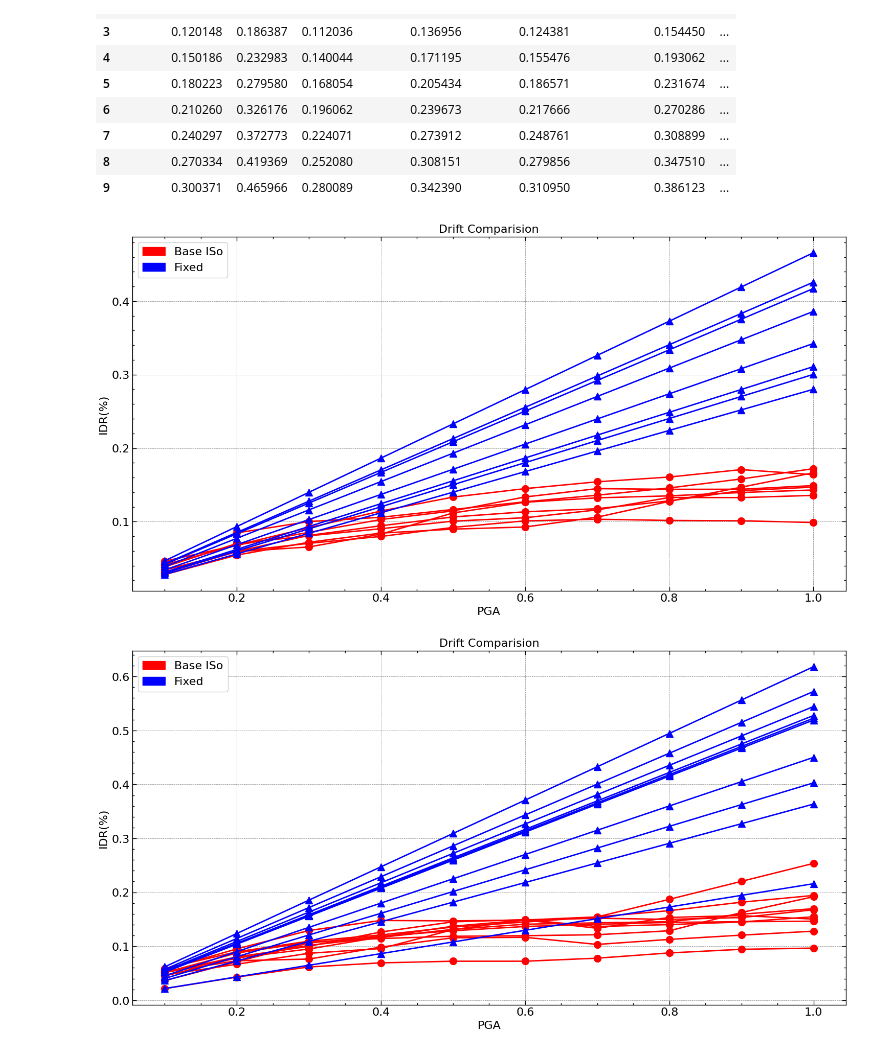
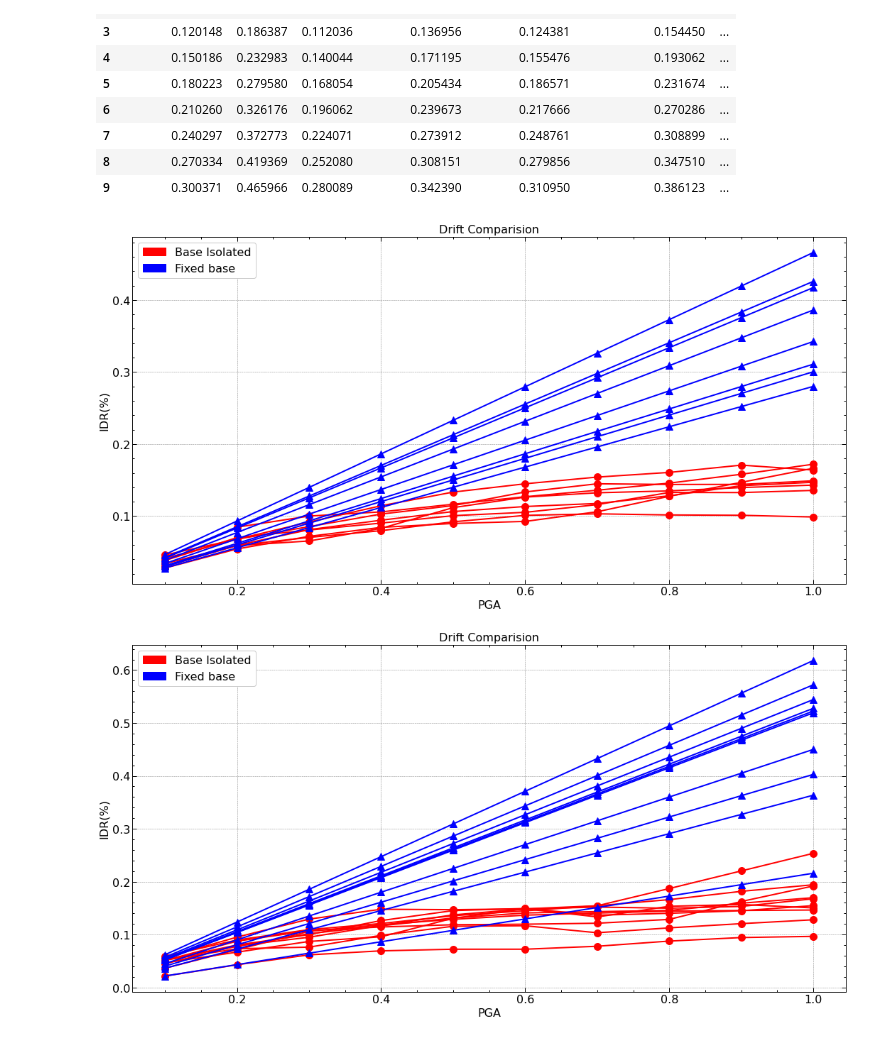
Before and after one commit to nkalauni/low-cost-base-isolation, a Jupyter notebook: plotter.ipynb, the cells around one changed output. Drawn from its saved outputs; the diff is of its cells as text; code cells hidden in the pictures.

```diff
--- a/plotter.ipynb
+++ b/plotter.ipynb
@@ -8,8 +8,8 @@ import os
 # %%
 plt.style.use(['science', 'notebook', 'grid'])
 # %%
-near_fault = ['San Fernando_77', 'tabas', 'landers', 'northridge_1050', 'northridge_1051', 'Kocaeli_ Turkey_1161', 'Kocaeli_ Turkey_1165'
-              , 'Loma Prieta', 'L_Aquila_ Italy']
+near_fault = ['San Fernando_77', 'tabas', 'landers', 'northridge_1050', 'northridge_1051', 'Kocaeli_ Turkey_1161',
+              'Loma Prieta', 'L_Aquila_ Italy']
 far_fault = ['loma_prieta_ff', 'chi_chi_hwa_ff', 'chi_chi_tcu_ff', 'kobe', 'northridge_aci', 'northridge_wba', 'imp_valley_cc',
              'imp_valley_delta', 'tabas_baj', 'tabas_fer']
 earthquakes = near_fault + far_fault
@@ -360,17 +365,17 @@ fix_arr = df.to_numpy()
 # %%
 fig = plt.figure(figsize = (18,9))
 ax = fig.add_subplot(111)
 h1 = ax.plot(np.arange(0.1,1.1,0.1).round(1), ssi_arr, 'o-', ms = 10.0, color = 'red')
 h2 = ax.plot(np.arange(0.1,1.1,0.1).round(1), fix_arr, '^-', ms = 10.0, color = 'blue')
-red_patch = mpatches.Patch(color='red', label='Base ISo')
-blue_patch = mpatches.Patch(color='blue', label='Fixed')
+red_patch = mpatches.Patch(color='red', label='Base Isolated')
+blue_patch = mpatches.Patch(color='blue', label='Fixed base')
 ax.legend(handles=[red_patch, blue_patch])
 ax.set_ylabel('IDR(%)')
 ax.set_xlabel('PGA')
 plt.title('Drift Comparision')
 plt.show()
 # %% [output]
-[figure, old version]
+[figure, new version]
 # %%
 df = idr_df.filter(items = far_fault, axis = 1)
 ssi_arr = df.to_numpy()
@@ -382,12 +387,12 @@ fig = plt.figure(figsize = (18,9))
 ax = fig.add_subplot(111)
 h1 = ax.plot(np.arange(0.1,1.1,0.1).round(1), ssi_arr, 'o-', ms = 10.0, color = 'red')
 h2 = ax.plot(np.arange(0.1,1.1,0.1).round(1), fix_arr, '^-', ms = 10.0, color = 'blue')
-red_patch = mpatches.Patch(color='red', label='Base ISo')
-blue_patch = mpatches.Patch(color='blue', label='Fixed')
+red_patch = mpatches.Patch(color='red', label='Base Isolated')
+blue_patch = mpatches.Patch(color='blue', label='Fixed base')
 ax.legend(handles=[red_patch, blue_patch])
 ax.set_ylabel('IDR(%)')
 ax.set_xlabel('PGA')
 plt.title('Drift Comparision')
 plt.show()
 # %% [output]
-[figure, old version]
+[figure, new version]
```
Also changed, not shown: parts of 9 cells of this notebook, 4 other files.
